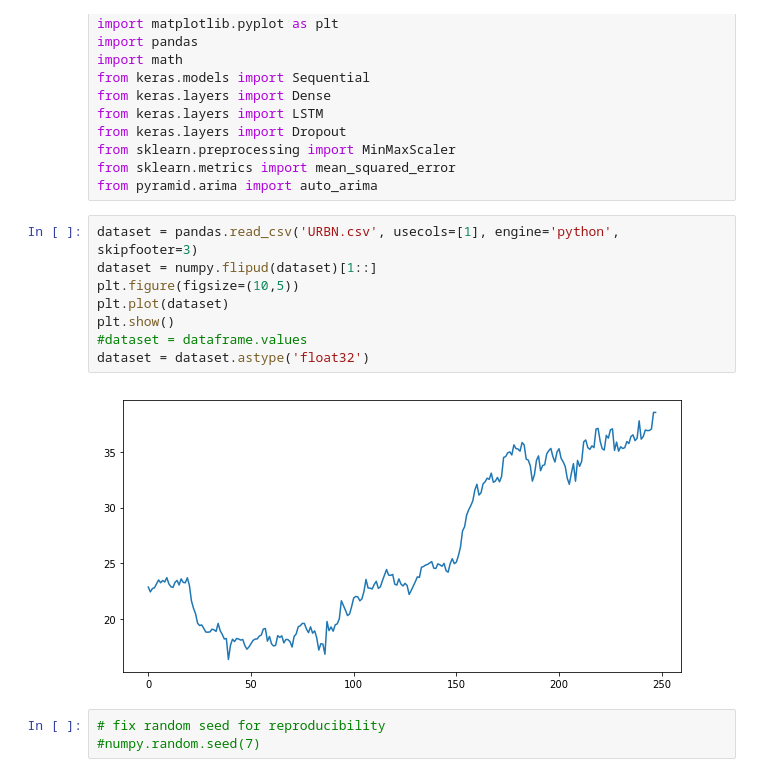
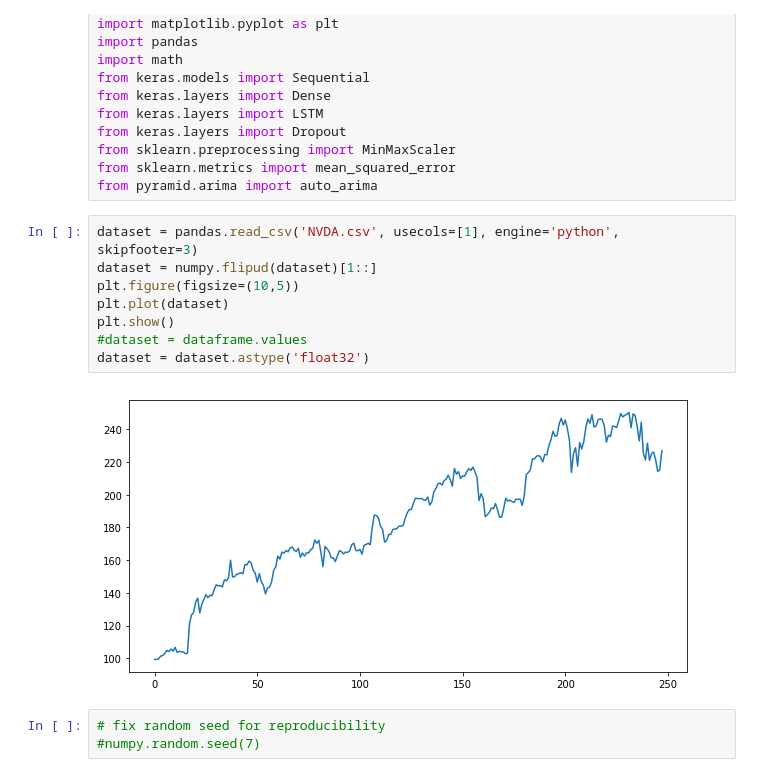
Before and after one commit to fastovetsilya/MyPythonScripts, a Jupyter notebook: LSTM/LSTM_ARIMA.ipynb, the cells around one changed output. Cells and saved outputs as stored; diff of their text form.

```diff
--- a/LSTM/LSTM_ARIMA.ipynb
+++ b/LSTM/LSTM_ARIMA.ipynb
@@ -14,15 +14,15 @@ from sklearn.preprocessing import MinMaxScaler
 from sklearn.metrics import mean_squared_error
 from pyramid.arima import auto_arima
 # %%
-dataset = pandas.read_csv('URBN.csv', usecols=[1], engine='python', skipfooter=3)
+dataset = pandas.read_csv('NVDA.csv', usecols=[1], engine='python', skipfooter=3)
 dataset = numpy.flipud(dataset)[1::]
 plt.figure(figsize=(10,5))
 plt.plot(dataset)
 plt.show()
 #dataset = dataframe.values
 dataset = dataset.astype('float32')
 # %% [output]
-[figure, old version]
+[figure, new version]
 # %%
 # fix random seed for reproducibility
 #numpy.random.seed(7)
```
Also changed, not shown: parts of 10 cells of this notebook, 4 other files.
